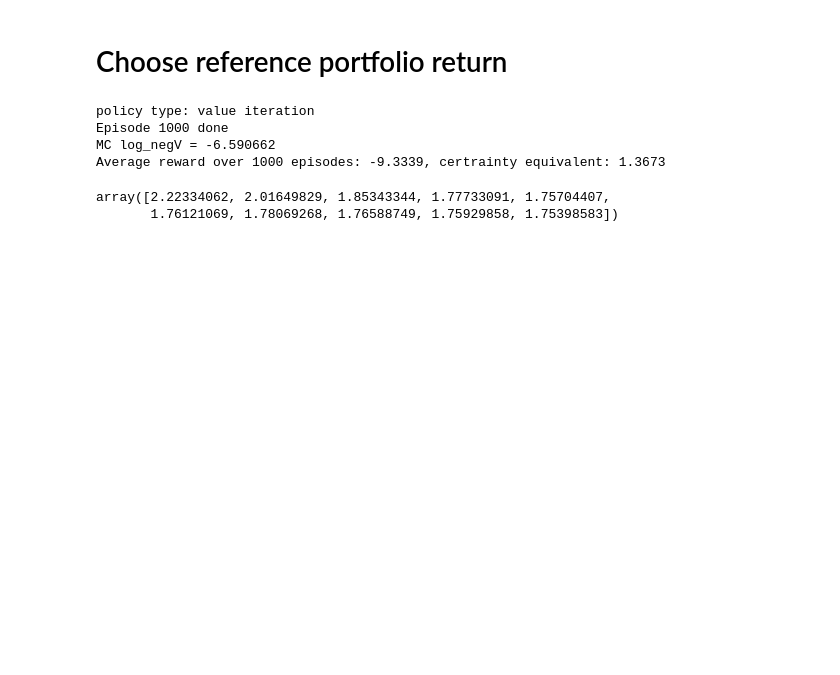
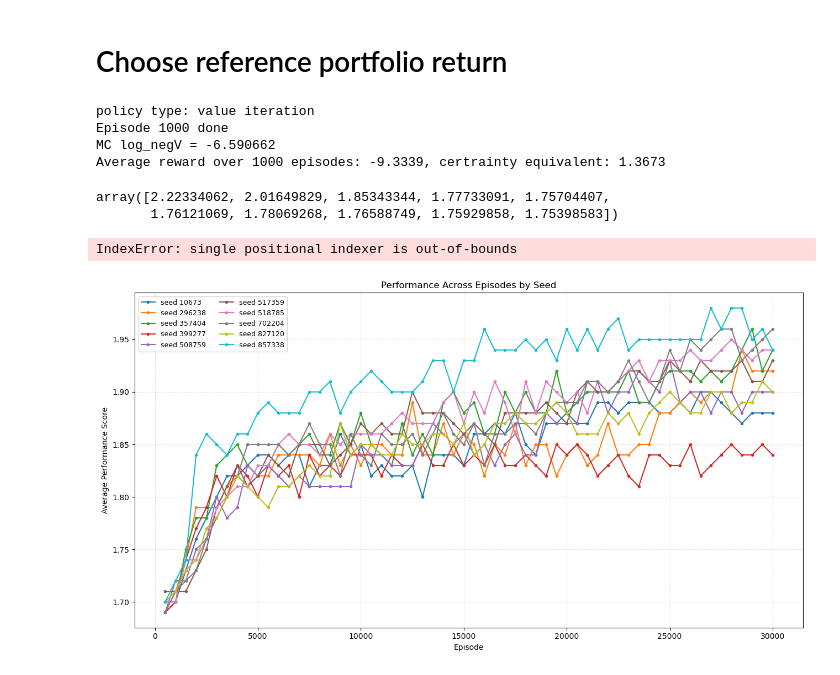
Before and after one commit to hyunseoky9/pilot, a Jupyter notebook: RL_training.ipynb, the cells around one changed output. Cells and saved outputs as stored; diff of their text form; code cells hidden in the pictures; blank space fills up the shorter version.

```diff
--- a/RL_training.ipynb
+++ b/RL_training.ipynb
@@ -23,3 +23,59 @@ MC log_negV = -6.590662
 Average reward over 1000 episodes: -9.3339, certrainty equivalent: 1.3673
 array([2.22334062, 2.01649829, 1.85343344, 1.77733091, 1.75704407,
        1.76121069, 1.78069268, 1.76588749, 1.75929858, 1.75398583])
+# %%
+# PPO training script
+from PPO import *
+from call_paramset import call_paramset, call_env
+import pandas as pd
+import random
+import os
+os.environ["KMP_DUPLICATE_LIB_OK"] = "TRUE"
+
+if __name__ == "__main__":
+    paramid = 7 # test id = 4
+    iteration_num = 40
+    hyperparameterization_set_filename = './hyperparamsets/PPOhyperparamsets.csv'
+    paramdflist = call_paramset(hyperparameterization_set_filename,paramid)
+    tuneset = 1
+    best_scores = []
+    seeds = []
+    for paramdf in paramdflist:
+        for iteration in range(iteration_num):
+            print('-------------------------------------------------------\n--------------------------------------------------------')
+            seed = paramdf['seed'] # make sure iteration_num matches with the number of seeds if seeds are specified
+            if seed == 'random':
+                seednum = random.randint(0,1000000)
+            else:
+                seednum = int(seed)
+            os.environ["PYTHONHASHSEED"] = str(seednum)
+            random.seed(seednum)
+            np.random.seed(seednum)
+            torch.manual_seed(seednum)
+            # environment configuration
+            env = call_env(paramdf)
+            meta = {'paramid': paramid, 'iteration': iteration, 'seed': seednum}
+            agent = PPO(env, paramdf,meta)
+            _, scores = agent.train()
+            best_scores.append(np.max(scores))
+            seeds.append(seednum)
+
+
+            print(f"Tuneset {tuneset}, Iteration {iteration}: {scores}")
+        tuneset += 1
+    seedsNscores = pd.DataFrame({'seed': seeds, 'best_score': best_scores})
+    print(seedsNscores.sort_values(by='best_score', ascending=False))
+# %% [output]
+IndexError: single positional indexer is out-of-bounds
+# %%
+from pathlib import Path
+
+from plot_scores_across_episodes import parse_training_output, plot_seed_curves
+
+project_root = Path(r"G:\My Drive\research\umich\mpt\pilot")
+log_path = project_root / "trainingoutput.txt"
+
+seed_data = parse_training_output(log_path)
+plot_seed_curves(seed_data, title="Performance Across Episodes by Seed", show=True)
+# %% [output]
+[figure, added]
```
Also changed, not shown: parts of 1 cell of this notebook, 23 other files.
